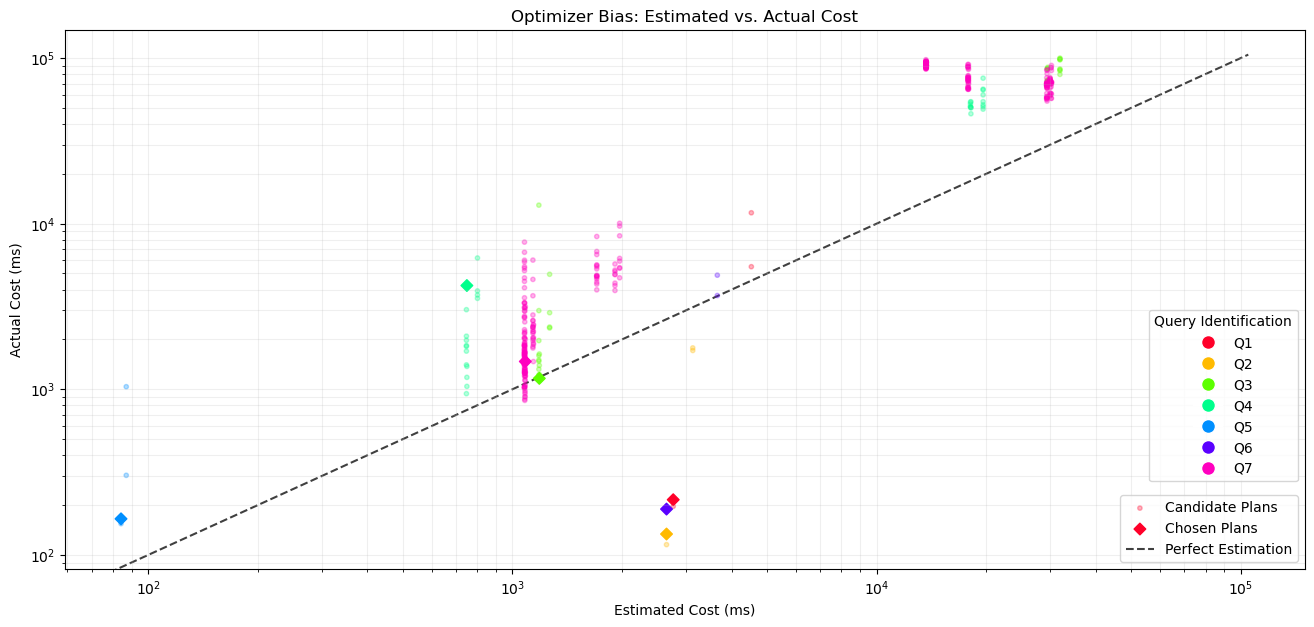
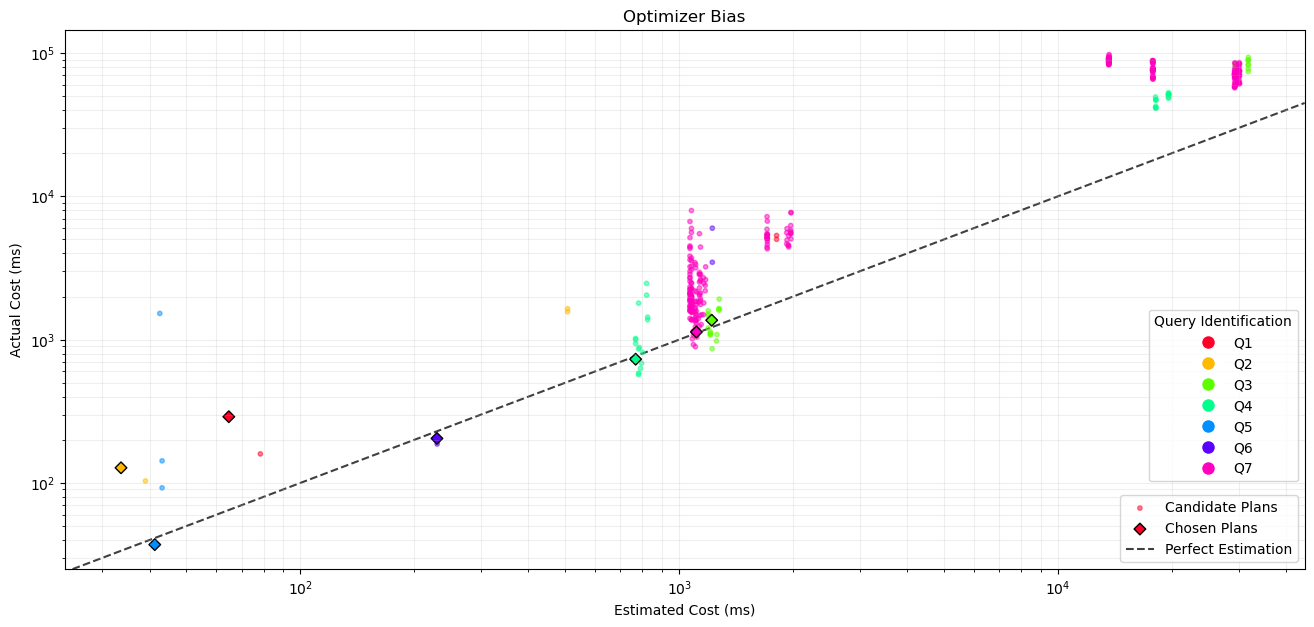
The change to this notebook cell's code, shown as a diff; its figure went from the first image to the second:
--- before
+++ after
@@ -12,5 +12,4 @@
             'is_winning_plan': plan['wasWinningPlan'],
             'join_type': 'HASH' if 'HASH' in plan['joinPlan'] else 'NESTED LOOP',
-            'is_effective': query_entry['choseEffectiveWinningPlan']
         })
 
@@ -23,7 +22,8 @@
     label = "Chosen Plans" if name else "Candidate Plans"
     marker = 'D' if name else 'o'
-    alpha = 1 if name else 0.3
+    alpha = 1 if name else 0.5
     size = 35 if name else 10
-    ax.scatter(group['estimated_cost'], group['actual_cost'], label=label, marker=marker, alpha=alpha, color=colors[group['query_id']], s=size)
+    border = 'black' if name else None
+    ax.scatter(group['estimated_cost'], group['actual_cost'], label=label, marker=marker, alpha=alpha, color=colors[group['query_id']], s=size, edgecolors=border)
 
 lims = [
@@ -31,5 +31,6 @@
     np.max([ax.get_xlim(), ax.get_ylim()]),
 ]
-ax.plot(lims, lims, 'k--', alpha=0.75, zorder=0, label='Perfect Estimation')
+
+ax.axline((0, 0), slope=1, color='k', linestyle='--', alpha=0.75, zorder=0, label='Perfect Estimation')
 
 
@@ -38,5 +39,5 @@
 ax.set_xlabel('Estimated Cost (ms)')
 ax.set_ylabel('Actual Cost (ms)')
-ax.set_title('Optimizer Bias: Estimated vs. Actual Cost')
+ax.set_title('Optimizer Bias')
 ax.grid(True, which="both", ls="-", alpha=0.2)
 

Commit: feat(connector): better postgres estimation